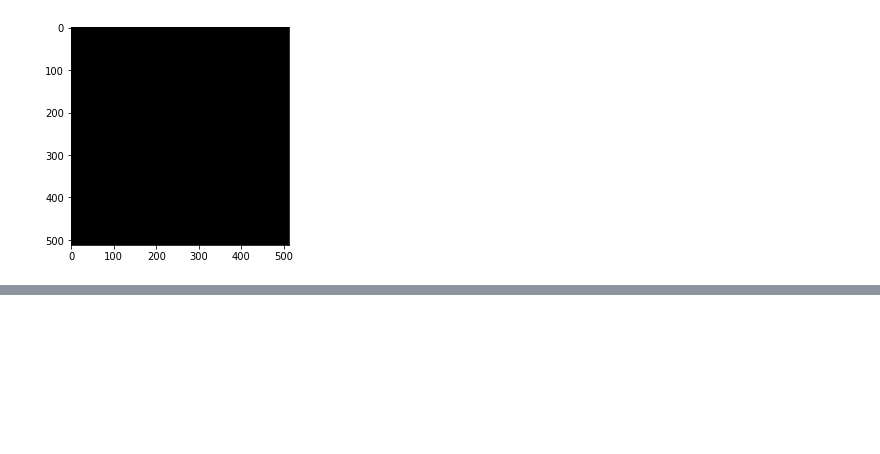
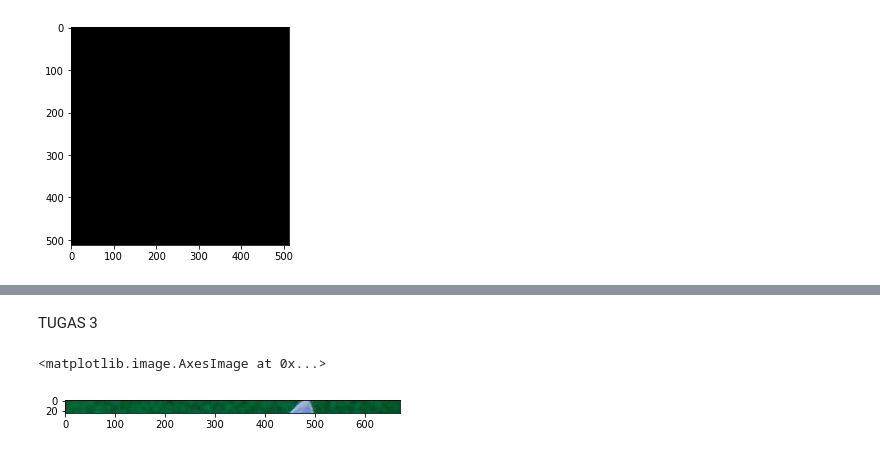
Before and after one commit to RifkieNurdianAdiNugroho/PCVK_Genap_2022, a Jupyter notebook: Week2.ipynb, the cells around one changed output, grey strips where cells are left out. Cells and saved outputs as stored; diff of their text form; code cells hidden in the pictures; blank space fills up the shorter version.

```diff
--- a/Week2.ipynb
+++ b/Week2.ipynb
@@ -157,0 +168,7 @@ plt.imshow(black_img)
+# %% [markdown]
+TUGAS 3
+# %%
+plt.imshow(img[5:30])
+# %% [output]
+<matplotlib.image.AxesImage at 0x...>
+[figure, added]
```
Also changed, not shown: parts of 15 cells of this notebook.
